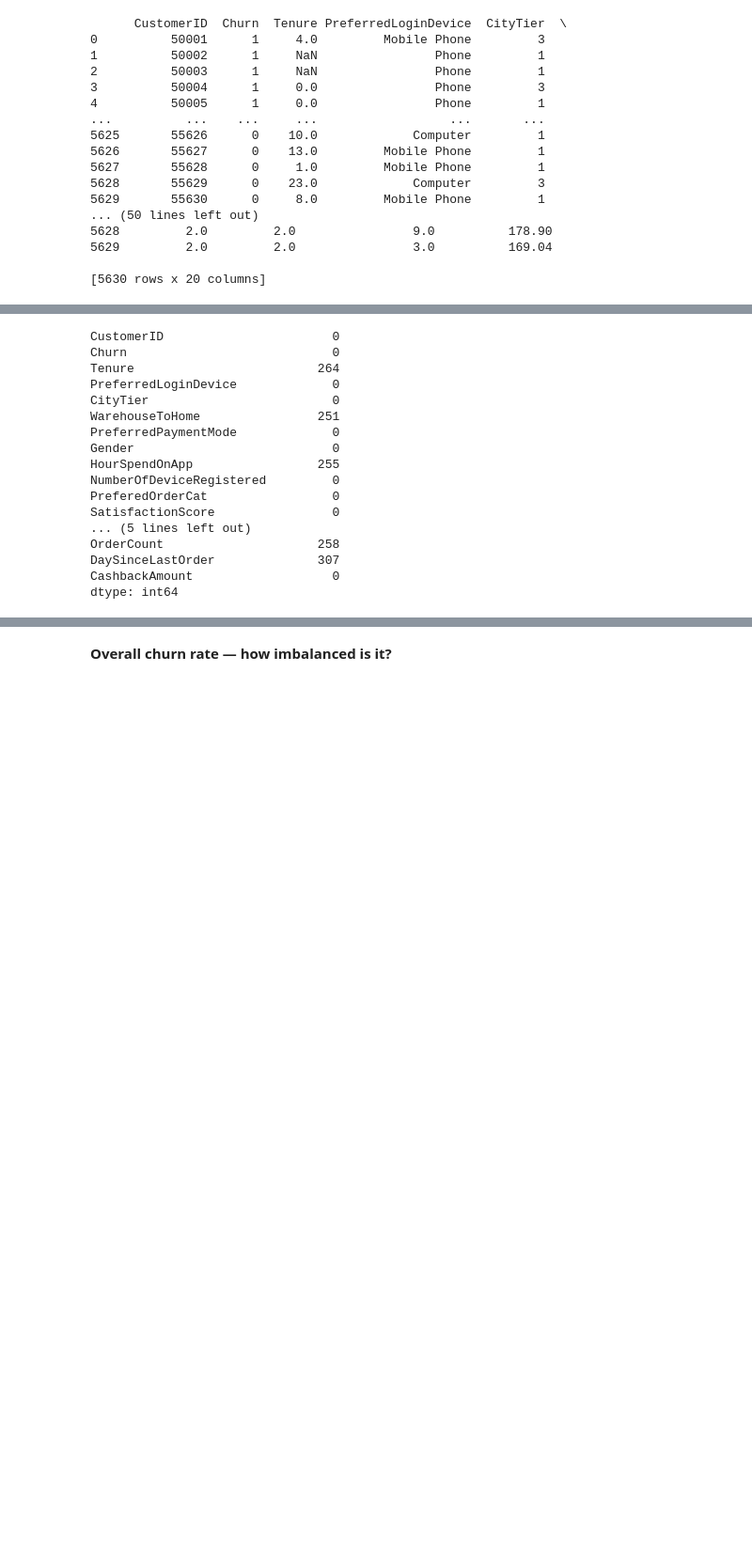
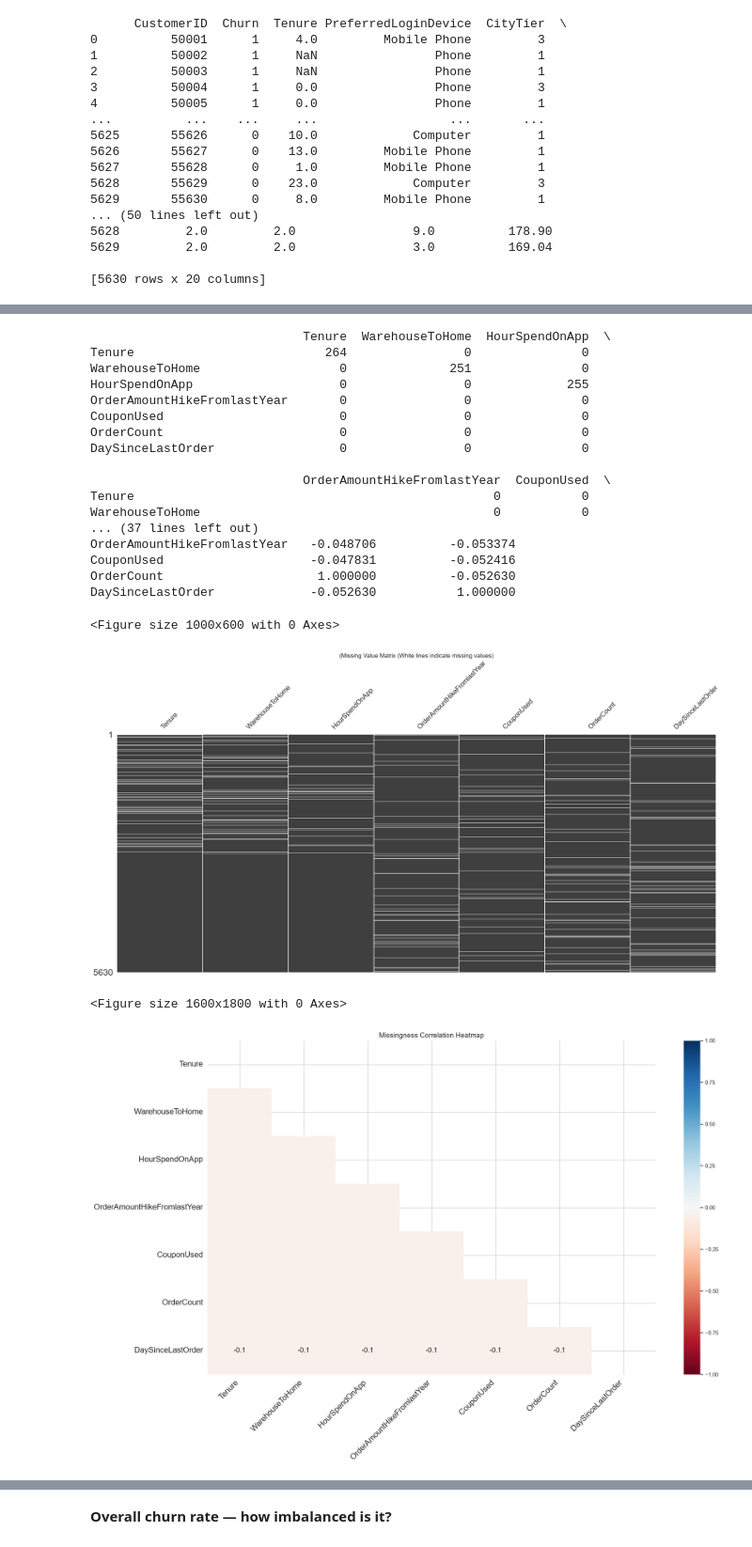
Before and after one commit to mo-alsafi/ecommerce-churn-analysis, a Jupyter notebook: notebooks/EDA.ipynb, the cells around one changed output, grey strips where cells are left out. Shown at 94% size. Saved outputs shown, nothing was run; the diff lists cells and outputs as text; code cells hidden in the pictures; blank space fills up the shorter version.

```diff
--- a/notebooks/EDA.ipynb
+++ b/notebooks/EDA.ipynb
@@ -65,20 +65,48 @@ dtype: object
 # %%
+import missingno as msno
+import matplotlib.pyplot as plt
+
 df.isnull().sum()
+
+
+missing_cols = ["Tenure","WarehouseToHome","HourSpendOnApp", "OrderAmountHikeFromlastYear","CouponUsed","OrderCount","DaySinceLastOrder"]
+missing_per_row = df[missing_cols].isnull().sum(axis=1).value_counts()
+
+null_matrix = df[missing_cols].isnull().astype(int)
+co_occurrence_matrix = null_matrix.T.dot(null_matrix)
+print(co_occurrence_matrix, '\n', "=" * 100)
+print(null_matrix.corr())
+
+# Plotting Null Matrix
+plt.figure(figsize=(10, 6))
+msno.matrix(df[missing_cols], sparkline=False)
+plt.title("(Missing Value Matrix (White lines indicate missing values)", fontsize=14)
+plt.show()
+
+# Heatmap to see correlation between missing values
+plt.figure(figsize=(16, 18))
+msno.heatmap(df[missing_cols])
+plt.title("Missingness Correlation Heatmap", fontsize=14)
+plt.show()
 # %% [output]
-CustomerID                       0
-Churn                            0
-Tenure                         264
-PreferredLoginDevice             0
-CityTier                         0
-WarehouseToHome                251
-PreferredPaymentMode             0
-Gender                           0
-HourSpendOnApp                 255
-NumberOfDeviceRegistered         0
-PreferedOrderCat                 0
-SatisfactionScore                0
-... (5 lines left out)
-OrderCount                     258
-DaySinceLastOrder              307
-CashbackAmount                   0
-dtype: int64
+                             Tenure  WarehouseToHome  HourSpendOnApp  \
+Tenure                          264                0               0
+WarehouseToHome                   0              251               0
+HourSpendOnApp                    0                0             255
+OrderAmountHikeFromlastYear       0                0               0
+CouponUsed                        0                0               0
+OrderCount                        0                0               0
+DaySinceLastOrder                 0                0               0
+
+                             OrderAmountHikeFromlastYear  CouponUsed  \
+Tenure                                                 0           0
+WarehouseToHome                                        0           0
+... (37 lines left out)
+OrderAmountHikeFromlastYear   -0.048706          -0.053374
+CouponUsed                    -0.047831          -0.052416
+OrderCount                     1.000000          -0.052630
+DaySinceLastOrder             -0.052630           1.000000
+<Figure size 1000x600 with 0 Axes>
+[figure, added]
+<Figure size 1600x1800 with 0 Axes>
+[figure, added]
```
Also changed, not shown: parts of 10 cells of this notebook, 4 other files.
